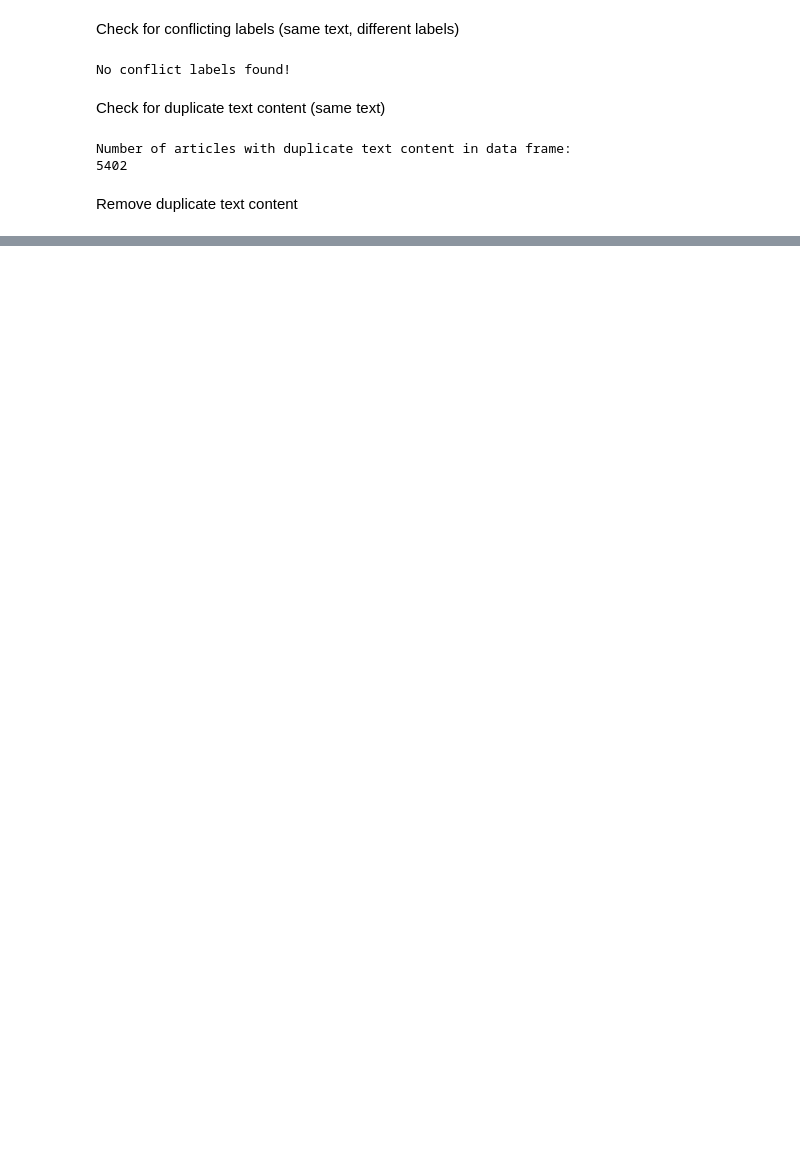
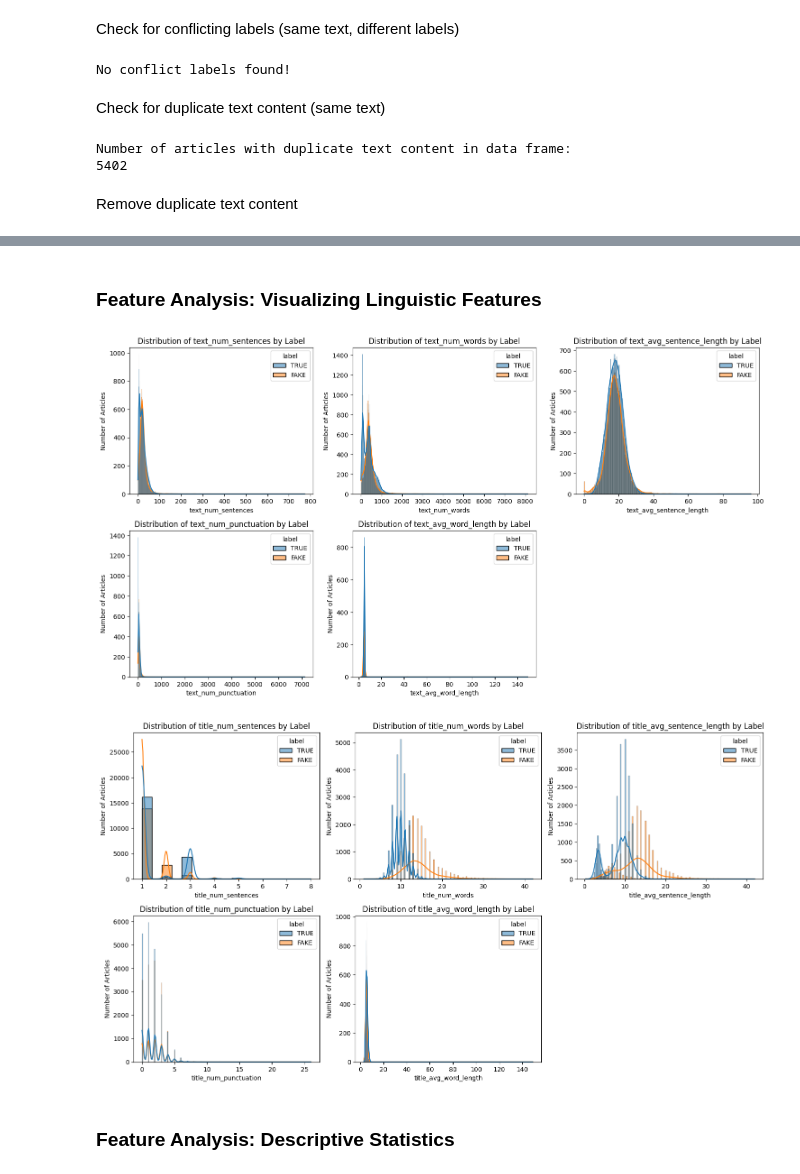
Before and after one commit to Accenture-1a-BTT/accenture-1a-team-project, a Jupyter notebook: FakeNews_Accenture.ipynb, the cells around one changed output, grey strips where cells are left out. Cells and saved outputs as stored; diff of their text form; code cells hidden in the pictures; blank space fills up the shorter version.

```diff
--- a/FakeNews_Accenture.ipynb
+++ b/FakeNews_Accenture.ipynb
@@ -281,7 +309,10 @@ Number of articles with duplicate text content in data frame:
 # %% [markdown]
 Remove duplicate text content
 # %%
-merged_no_duplicates_df = merged_df['text'].drop_duplicates().copy()
+#THE FINAL DF IS CALLED merged_no_duplicates
+merged_no_duplicates_df = merged_df.drop_duplicates(subset=['text'], keep='first').copy()
 print(f"Remove {len(merged_df) - len(merged_no_duplicates_df)} dulplicate rows")
+print("Clean data overview: ")
+print(f"Total articles: {len(merged_no_duplicates_df)}")
 # %% [output]
 Remove 5402 dulplicate rows
@@ -287,0 +675,6 @@ Remove 5402 dulplicate rows
+# %%
+#merge Koshish's split dfs
+merged_df = pd.concat([df_true_final, df_fake_final], ignore_index=True)
+
+#make df_final_cleaned point to the current working df
+df_final_cleaned = merged_df
@@ -287,0 +725,52 @@ Remove 5402 dulplicate rows
+# %% [markdown]
+### Feature Analysis: Visualizing Linguistic Features
+# %%
+#visualize distributions of linguistic features for 'text'
+features_to_visualize = ['text_num_sentences', 'text_num_words', 'text_avg_sentence_length',
+                         'text_num_punctuation', 'text_avg_word_length',
+                         'text_num_exclamation_points', 'text_num_question_marks', 'text_num_quotes',
+                         'text_num_all_caps_words', 'text_percentage_capitalized_words', 'text_flesch_reading_ease',
+                         'text_dale_chall_readability_score', 'text_avg_sentence_length_chars']
+
+#filter features_to_visualize to only include columns present in df_final_cleaned
+available_text_features = [feature for feature in features_to_visualize if feature in df_final_cleaned.columns]
+
+plt.figure(figsize=(15, 20)) #figure height to accommodate more plots
+
+for i, feature in enumerate(available_text_features):
+    plt.subplot(5, 3, i + 1) #subplot grid 5x3
+    sns.histplot(data=df_final_cleaned, x=feature, hue='label', kde=True, palette='tab10')
+    plt.title(f'Distribution of {feature} by Label')
+    plt.xlabel(feature)
+    plt.ylabel('Number of Articles')
+
+plt.tight_layout()
+plt.show()
+
+#visualize features for 'title'
+features_to_visualize_title = ['title_num_sentences', 'title_num_words', 'title_avg_sentence_length',
+                               'title_num_punctuation', 'title_avg_word_length',
+                               'title_num_exclamation_points', 'title_num_question_marks', 'title_num_quotes',
+                               'title_num_all_caps_words', 'title_percentage_capitalized_words', 'title_flesch_reading_ease',
+                               'title_dale_chall_readability_score', 'title_avg_sentence_length_chars']
+
+#filter features_to_visualize_title to only include columns present in df_final_cleaned
+available_title_features = [feature for feature in features_to_visualize_title if feature in df_final_cleaned.columns]
+
+
+plt.figure(figsize=(15, 20)) #figure height
+
+for i, feature in enumerate(available_title_features):
+    plt.subplot(5, 3, i + 1) #subplot grid 5x3
+    sns.histplot(data=df_final_cleaned, x=feature, hue='label', kde=True, palette='tab10')
+    plt.title(f'Distribution of {feature} by Label')
+    plt.xlabel(feature)
+    plt.ylabel('Number of Articles')
+
+plt.tight_layout()
+plt.show()
+# %% [output]
+[figure, added]
+[figure, added]
+# %% [markdown]
+### Feature Analysis: Descriptive Statistics
```
Also changed, not shown: parts of 75 cells of this notebook.
